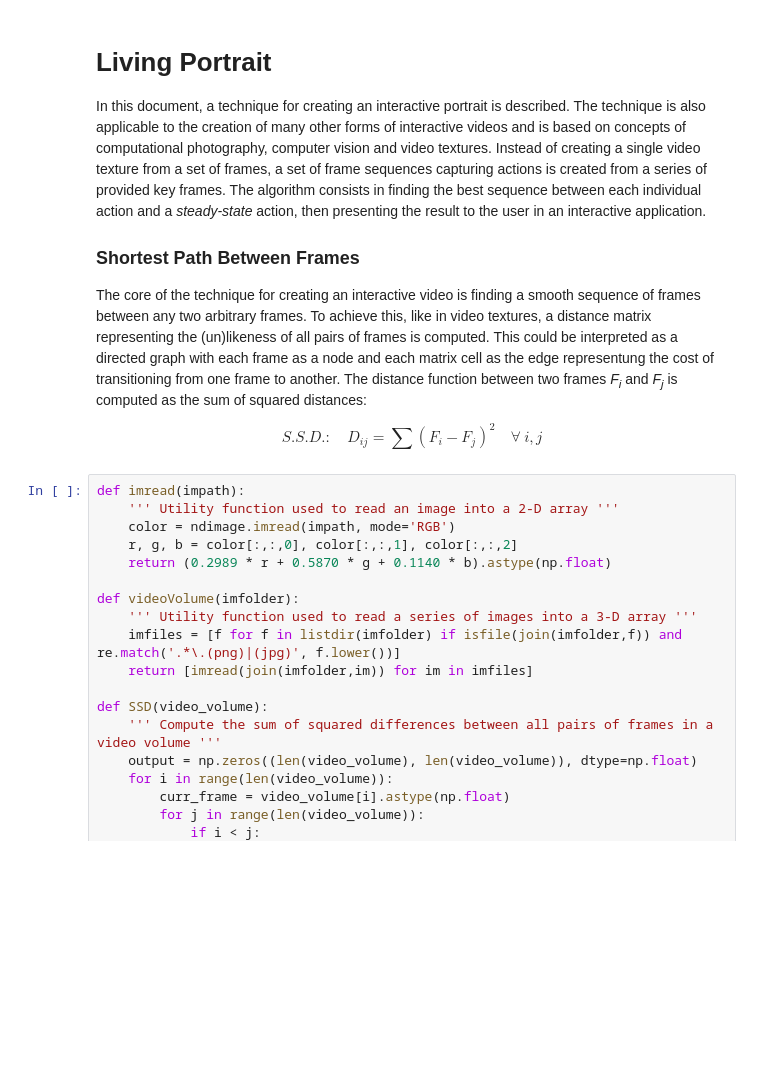
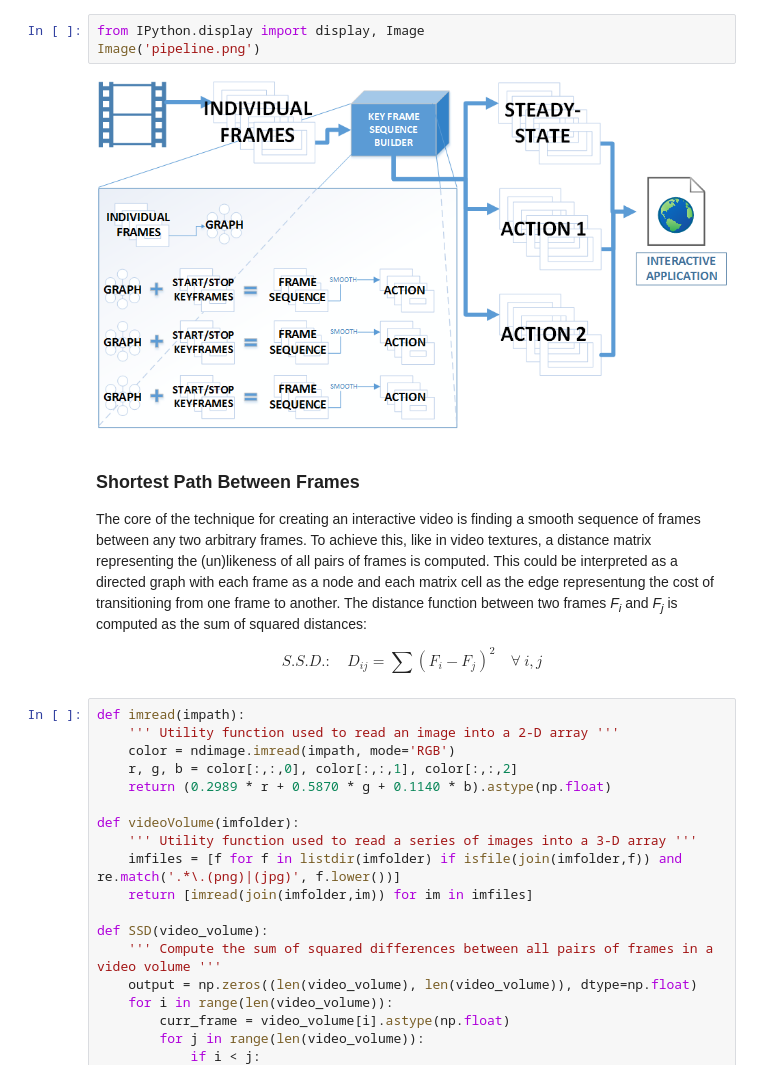
Before and after one commit to omtinez/LivingPortrait, a Jupyter notebook: Portrait.ipynb, the cells around one changed output. Saved outputs shown, nothing was run; the diff lists cells and outputs as text; blank space fills up the shorter version.

Commit message:
visio

```diff
--- a/Portrait.ipynb
+++ b/Portrait.ipynb
@@ -1,9 +5,9 @@
+# %%
+from IPython.display import display, Image
+Image('pipeline.png')
+# %% [output]
+[figure, added]
 # %% [markdown]
-# Living Portrait
-
-In this document, a technique for creating an interactive portrait is described. The technique is also applicable to the creation of many other forms of interactive videos and is based on concepts of computational photography, computer vision and video textures. Instead of creating a single video texture from a set of frames, a set of frame sequences capturing actions is created from a series of provided key frames. The algorithm consists in finding the best sequence between each individual action and a *steady-state* action, then presenting the result to the user in an interactive application.
-
-
 ### Shortest Path Between Frames
 
 The core of the technique for creating an interactive video is finding a smooth sequence of frames between any two arbitrary frames. To achieve this, like in video textures, a distance matrix representing the (un)likeness of all pairs of frames is computed. This could be interpreted as a directed graph with each frame as a node and each matrix cell as the edge representung the cost of transitioning from one frame to another. The distance function between two frames *F<sub>i</sub>* and *F<sub>j</sub>* is computed as the sum of squared distances:
```
Also changed, not shown: parts of 2 cells of this notebook, 1 other file.
